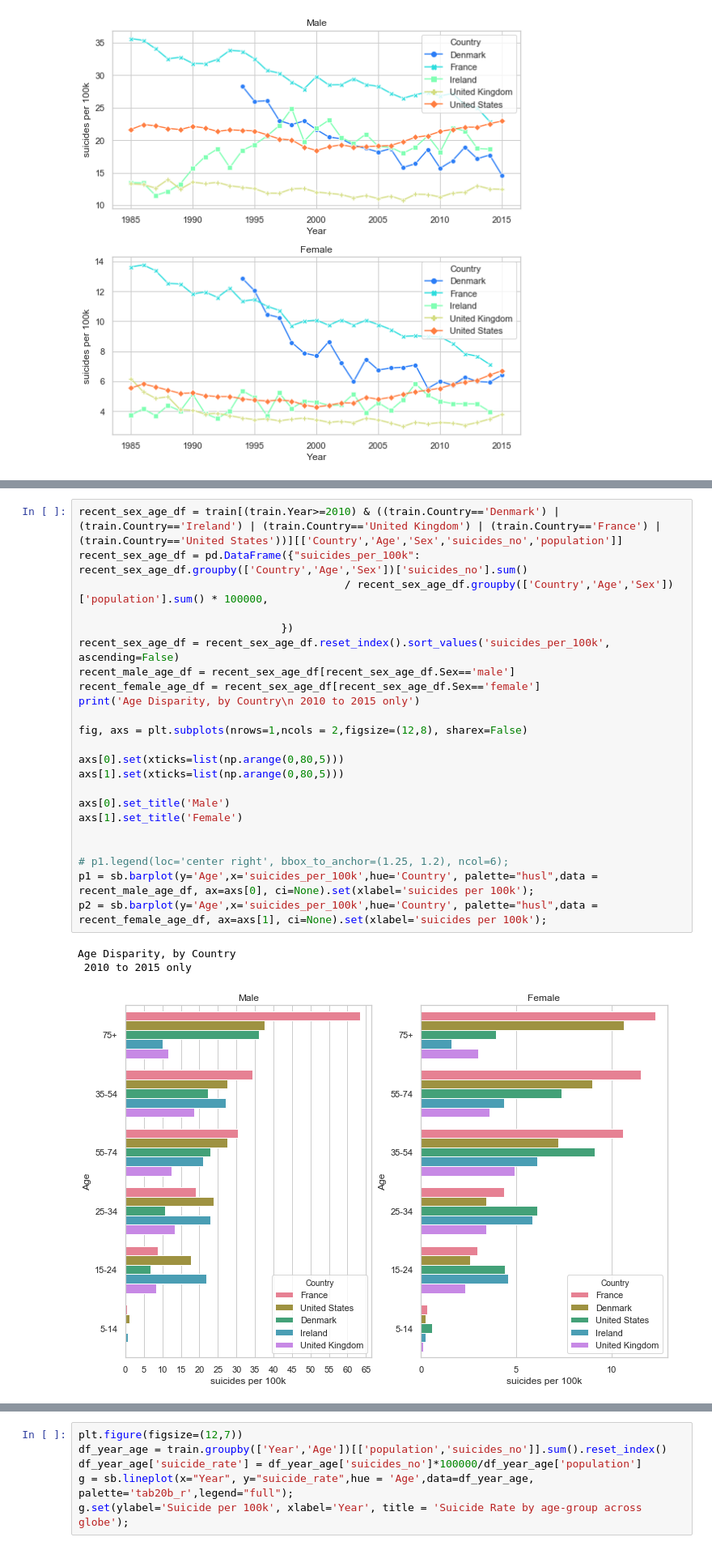
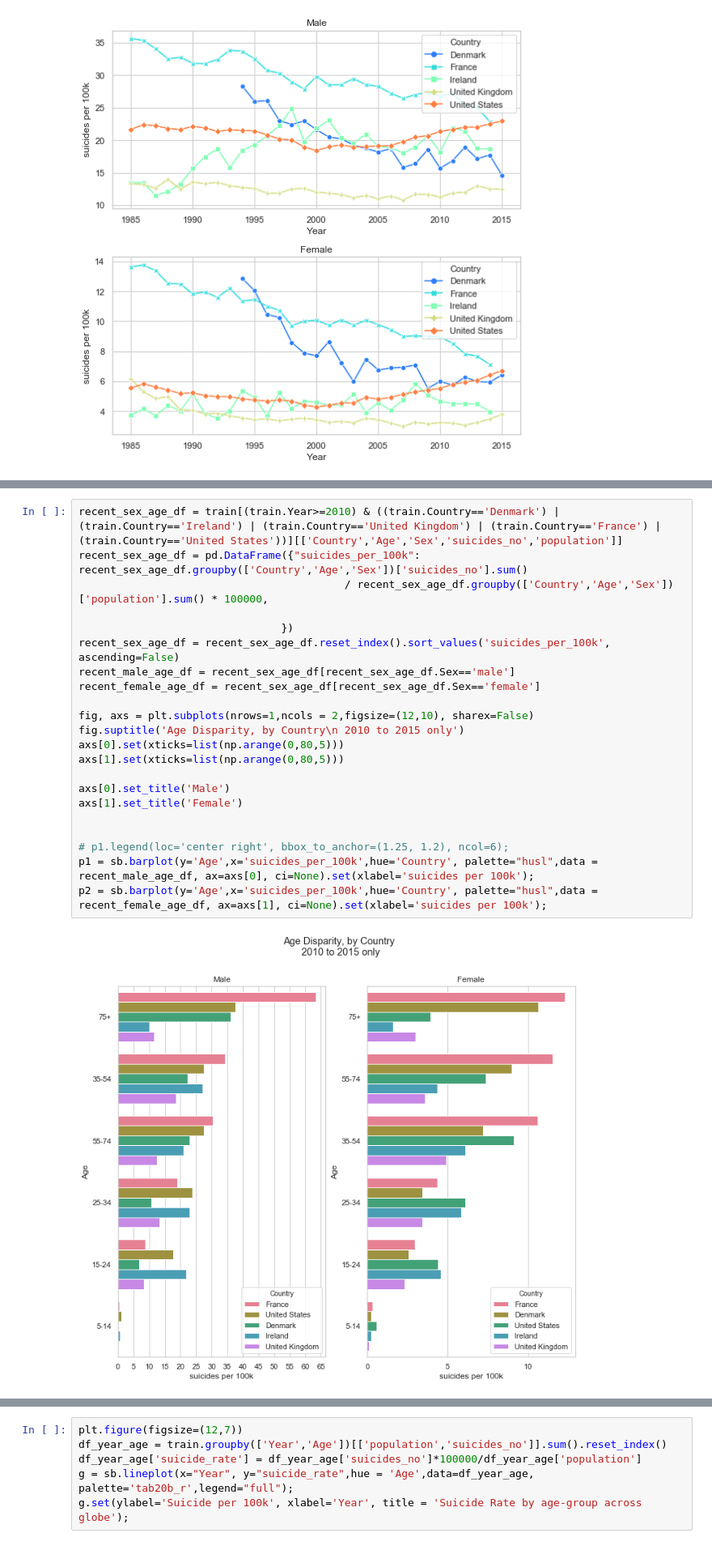
Before and after one commit to vaishali-vcs/DataScienceFoundation_Project, a Jupyter notebook: SuicideDataAnalysis.ipynb, the cells around one changed output, grey strips where cells are left out. Shown at 81% size. Cells and saved outputs as stored; diff of their text form.

```diff
--- a/SuicideDataAnalysis.ipynb
+++ b/SuicideDataAnalysis.ipynb
@@ -516,30 +553,27 @@ Age 2010 to 2015 only
 # %%
 recent_sex_age_df = train[(train.Year>=2010) & ((train.Country=='Denmark') | (train.Country=='Ireland') | (train.Country=='United Kingdom') | (train.Country=='France') | (train.Country=='United States'))][['Country','Age','Sex','suicides_no','population']]
 recent_sex_age_df = pd.DataFrame({"suicides_per_100k": recent_sex_age_df.groupby(['Country','Age','Sex'])['suicides_no'].sum()
                                           / recent_sex_age_df.groupby(['Country','Age','Sex'])['population'].sum() * 100000,
 
                                 })
 recent_sex_age_df = recent_sex_age_df.reset_index().sort_values('suicides_per_100k', ascending=False)
 recent_male_age_df = recent_sex_age_df[recent_sex_age_df.Sex=='male']
 recent_female_age_df = recent_sex_age_df[recent_sex_age_df.Sex=='female']
-print('Age Disparity, by Country\n 2010 to 2015 only')
 
-fig, axs = plt.subplots(nrows=1,ncols = 2,figsize=(12,8), sharex=False)
-
+fig, axs = plt.subplots(nrows=1,ncols = 2,figsize=(12,10), sharex=False)
+fig.suptitle('Age Disparity, by Country\n 2010 to 2015 only')
 axs[0].set(xticks=list(np.arange(0,80,5)))
 axs[1].set(xticks=list(np.arange(0,80,5)))
 
 axs[0].set_title('Male')
 axs[1].set_title('Female')
 
 
 # p1.legend(loc='center right', bbox_to_anchor=(1.25, 1.2), ncol=6);
 p1 = sb.barplot(y='Age',x='suicides_per_100k',hue='Country', palette="husl",data = recent_male_age_df, ax=axs[0], ci=None).set(xlabel='suicides per 100k');
 p2 = sb.barplot(y='Age',x='suicides_per_100k',hue='Country', palette="husl",data = recent_female_age_df, ax=axs[1], ci=None).set(xlabel='suicides per 100k');
 # %% [output]
-Age Disparity, by Country
- 2010 to 2015 only
-[figure, old version]
+[figure, new version]
 # %%
 male_age_df = train[(train.Sex>='male') & ((train.Age=='15-24') | (train.Age=='25-34') | (train.Age=='35-54'))][['Country','Year','Age','suicides_no','population']]
 male_age_df = male_age_df[(male_age_df.Country=='Denmark') |
```
Also changed, not shown: parts of 22 cells of this notebook.
